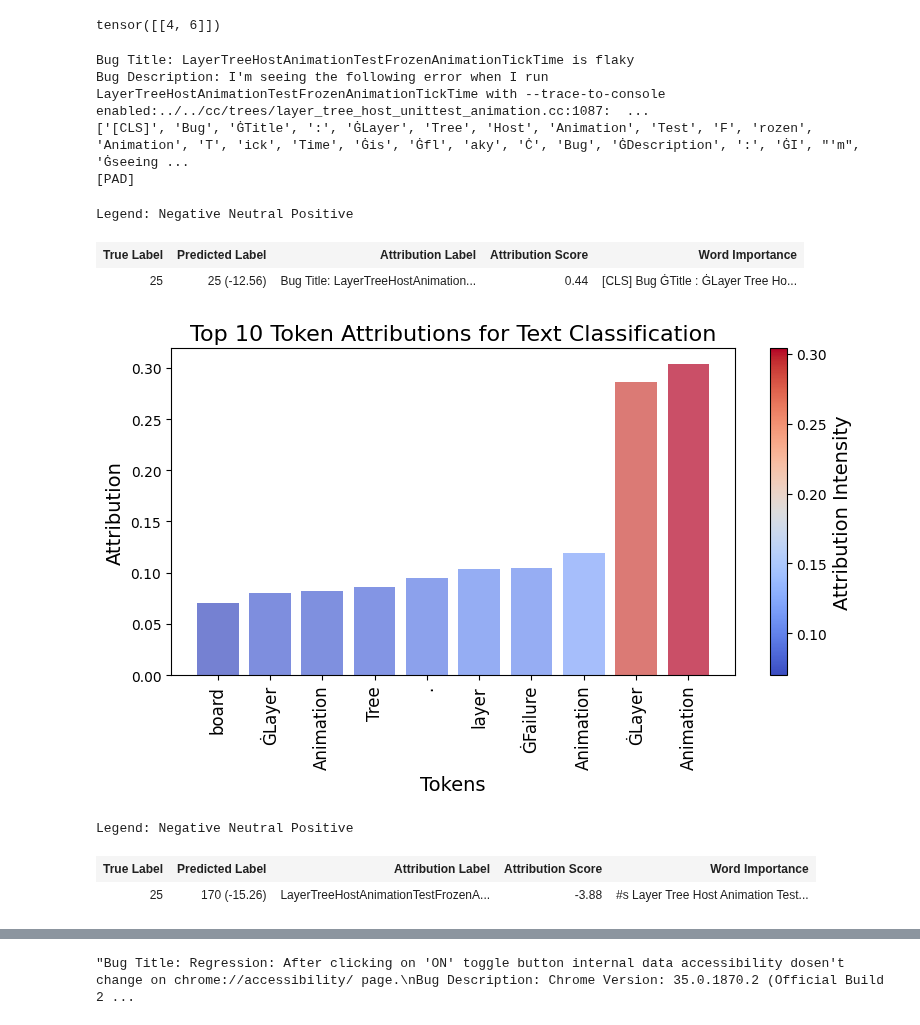
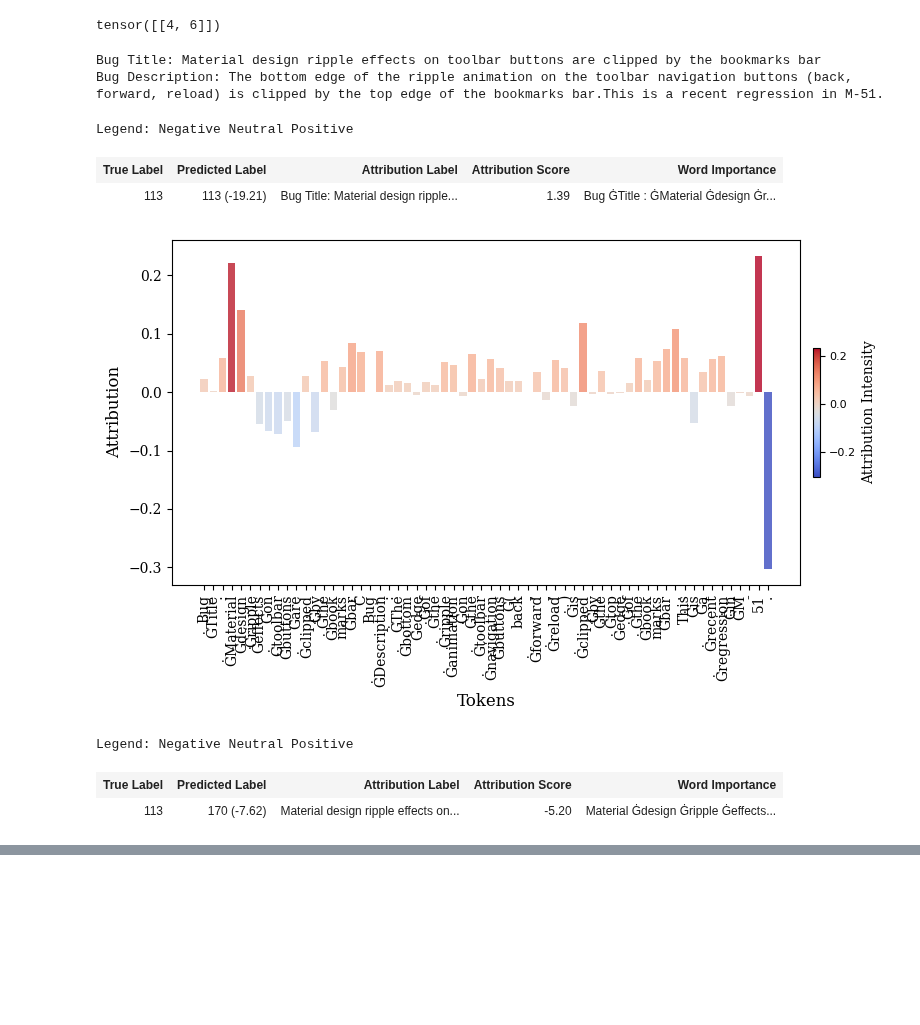
Before and after one commit to afifaniks/triagerX, a Jupyter notebook: notebook/model_interpretation.ipynb, the cells around one changed output, grey strips where cells are left out. Saved outputs shown, nothing was run; the diff lists cells and outputs as text; code cells hidden in the pictures; blank space fills up the shorter version.

Commit message:
Update with modified plots

```diff
--- a/notebook/model_interpretation.ipynb
+++ b/notebook/model_interpretation.ipynb
@@ -537,4 +548,4 @@ def model_output(inputs):
   return torch.sum(torch.stack(output), 0)
 
 # Define model input
-model_input = model.base_models.embeddings
+model_input = model.base_model.embeddings
@@ -589,10 +586,3 @@ def construct_input_and_baseline_triagerx(text):
     baseline1 = [baseline_token_id1] * max_length
     baseline2 = [baseline_token_id2] * max_length
     return id1, m1, id2, m2, baseline1, baseline2, token_list
-
-owner, text, _ = get_data(72, 1)
-id1, m1, id2, m2, baseline1, baseline2, token_list = construct_input_and_baseline_triagerx(text)
-
-print(f'original text: {id1}')
-print(f'baseline text: {token_list}')
-print(baseline1)
@@ -629,9 +601,3 @@ def construct_input_and_baseline(text):
 
     baseline_input_ids = [cls_token_id] + [baseline_token_id] * len(text_ids) + [sep_token_id]
     return torch.tensor([input_ids], device='cpu'), torch.tensor([baseline_input_ids], device='cpu'), token_list
-
-owner, _, text = get_data(72, 1)
-input_ids, baseline_input_ids, all_tokens = construct_input_and_baseline(text)
-
-print(f'original text: {input_ids}')
-print(f'baseline text: {baseline_input_ids}')
@@ -728,21 +714,34 @@ def interpret_text(text, true_class):
                                     )
     attributions_sum = summarize_attributions(attributions)
 
-    all_tokens_filtered = [token for token in all_tokens if token != tokenizer.pad_token]
+    attributions_sum = attributions_sum.cpu().numpy()
+
+    filtered_attribution_sum = []
+    filtered_tokens = []
+
+    # print(len(attributions_sum))
+    # print(len(all_tokens))
+
+    for token, sum in zip(all_tokens, attributions_sum):
+        if token != tokenizer.pad_token and token != tokenizer.sep_token and token != tokenizer.cls_token:
+            filtered_attribution_sum.append(sum)
+            filtered_tokens.append(token)
+
+    filtered_attribution_sum = np.array(filtered_attribution_sum)
 
     score_vis = viz.VisualizationDataRecord(
-                        word_attributions = attributions_sum,
+                        word_attributions = filtered_attribution_sum,
                         pred_prob = torch.max(model_output(input_ids)[0]),
                         pred_class = torch.argmax(model_output(input_ids)[0]).cpu().numpy(),
                         true_class = true_class,
                         attr_class = text,
-                        attr_score = attributions_sum.sum(),
-                        raw_input_ids = all_tokens_filtered,
+                        attr_score = filtered_attribution_sum.sum(),
+                        raw_input_ids = filtered_tokens,
                         convergence_score = delta)
 
     viz.visualize_text([score_vis])
 
-    plot_attribution(attributions_sum, all_tokens)
+    plot_token_attributions(filtered_attribution_sum, filtered_tokens, "saliency_map_lbtp.pdf")
 # %%
 from captum.attr import visualization as viz
 import matplotlib.pyplot as plt
@@ -814,21 +789,19 @@ def interpret_text_triagerx(text, true_class):
 # %%
 model = model.to(device)
 # %%
-owner_id = 25
-test_data_index = 13
+owner_id = 113
+test_data_index = 3
 owner, text, text2 = get_data(owner_id, test_data_index)
 print(text)
 interpret_text_triagerx(text, owner_id)
 interpret_text(text2, owner_id)
 # %% [output]
-Bug Title: LayerTreeHostAnimationTestFrozenAnimationTickTime is flaky
-Bug Description: I'm seeing the following error when I run LayerTreeHostAnimationTestFrozenAnimationTickTime with --trace-to-console enabled:../../cc/trees/layer_tree_host_unittest_animation.cc:1087:  ...
-['[CLS]', 'Bug', 'ĠTitle', ':', 'ĠLayer', 'Tree', 'Host', 'Animation', 'Test', 'F', 'rozen', 'Animation', 'T', 'ick', 'Time', 'Ġis', 'Ġfl', 'aky', 'Ċ', 'Bug', 'ĠDescription', ':', 'ĠI', "'m", 'Ġseeing ...
-[PAD]
+Bug Title: Material design ripple effects on toolbar buttons are clipped by the bookmarks bar
+Bug Description: The bottom edge of the ripple animation on the toolbar navigation buttons (back, forward, reload) is clipped by the top edge of the bookmarks bar.This is a recent regression in M-51.
 Legend: Negative Neutral Positive
 | True Label | Predicted Label | Attribution Label | Attribution Score | Word Importance |
-| 25 | 25 (-12.56) | Bug Title: LayerTreeHostAnimation... | 0.44 | [CLS] Bug ĠTitle : ĠLayer Tree Ho... |
+| 113 | 113 (-19.21) | Bug Title: Material design ripple... | 1.39 | Bug ĠTitle : ĠMaterial Ġdesign Ġr... |
-[figure, old version]
+[figure, new version]
 Legend: Negative Neutral Positive
 | True Label | Predicted Label | Attribution Label | Attribution Score | Word Importance |
-| 25 | 170 (-15.26) | LayerTreeHostAnimationTestFrozenA... | -3.88 | #s Layer Tree Host Animation Test... |
+| 113 | 170 (-7.62) | Material design ripple effects on... | -5.20 | Material Ġdesign Ġripple Ġeffects... |
@@ -836,4 +808,0 @@ Legend: Negative Neutral Positive
-# %%
-text
-# %% [output]
-"Bug Title: Regression: After clicking on 'ON' toggle button internal data accessibility dosen't change on chrome://accessibility/ page.\nBug Description: Chrome Version: 35.0.1870.2 (Official Build 2 ...
```
Also changed, not shown: parts of 14 cells of this notebook.
